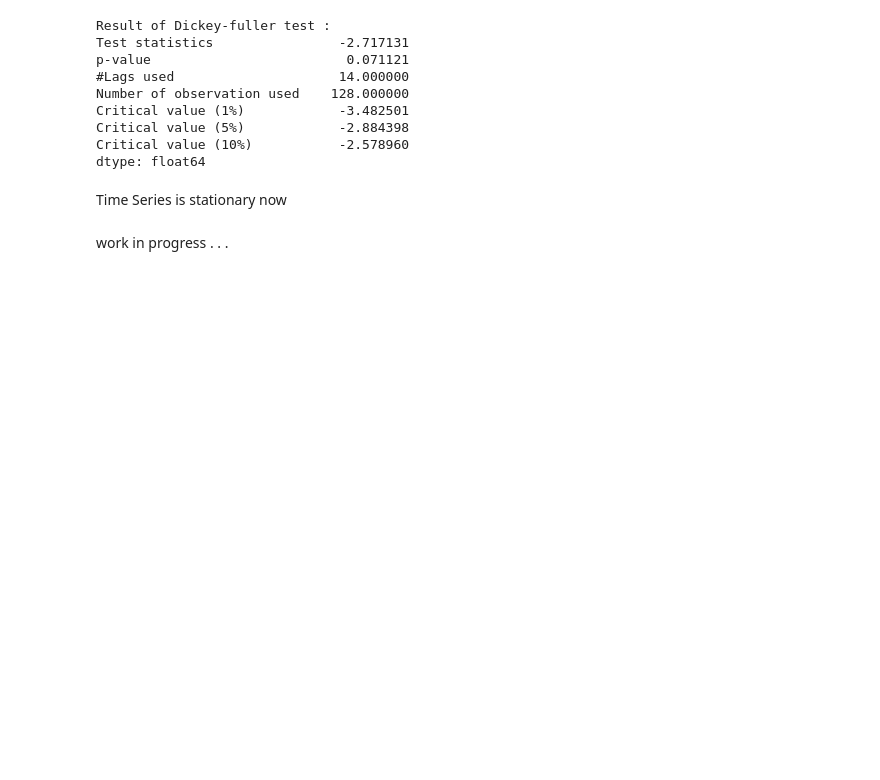
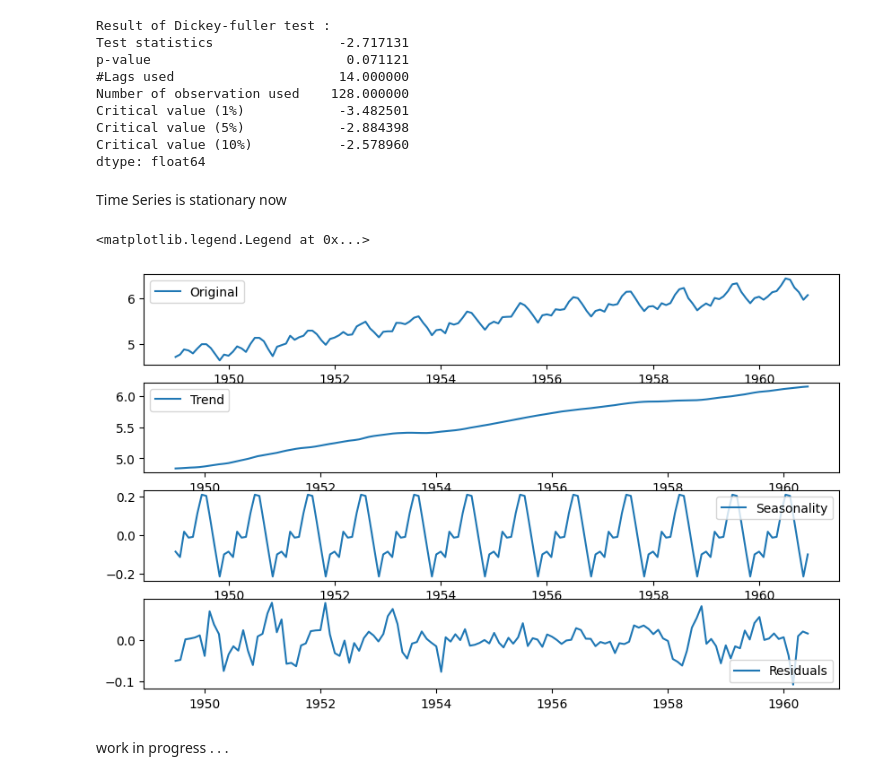
Before and after one commit to anjusukumaran4/time-series_analysis_and_forecasting, a Jupyter notebook: time-series-analysis-air-passengers.ipynb, the cells around one changed output. Drawn from its saved outputs; the diff is of its cells as text; code cells hidden in the pictures; blank space fills up the shorter version.

Commit message:
Kaggle Notebook | Time Series Forecasting - Air Passengers 💹 | Version 5

```diff
--- a/time-series-analysis-air-passengers.ipynb
+++ b/time-series-analysis-air-passengers.ipynb
@@ -278,5 +299,30 @@ Critical value (10%)           -2.578960
 dtype: float64
 # %% [markdown]
 Time Series is stationary now
+# %%
+#to plot the component of time-series
+from statsmodels.tsa.seasonal import seasonal_decompose
+decomposition = seasonal_decompose(indexed_df_logscale)
+
+trend = decomposition.trend
+seasonal = decomposition.seasonal
+residual = decomposition.resid           #irregularity present in the data
+
+#plotting
+plt.subplot(411)
+plt.plot(indexed_df_logscale, label = 'Original')
+plt.legend(loc = 'best')
+plt.subplot(412)
+plt.plot(trend, label = 'Trend')
+plt.legend(loc = 'best')
+plt.subplot(413)
+plt.plot(seasonal, label = 'Seasonality')
+plt.legend(loc = 'best' )
+plt.subplot(414)
+plt.plot(residual, label = 'Residuals')
+plt.legend(loc = 'best')
+# %% [output]
+<matplotlib.legend.Legend at 0x...>
+[figure, added]
 # %% [markdown]
 work in progress . . .
```
Also changed, not shown: parts of 4 cells of this notebook.
